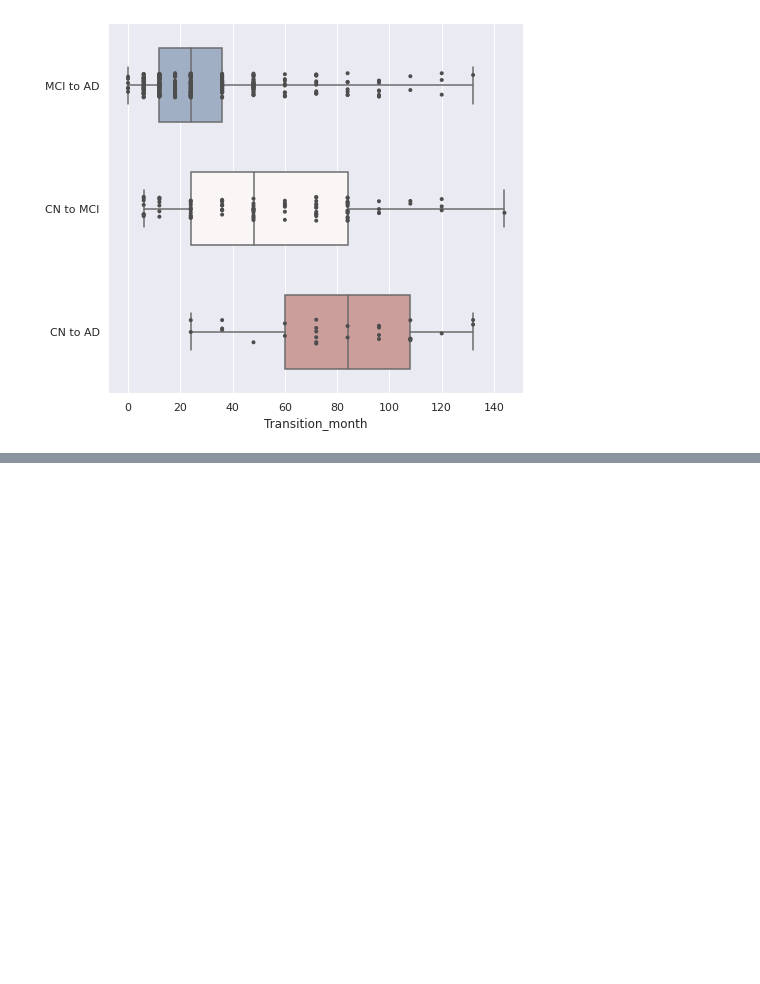
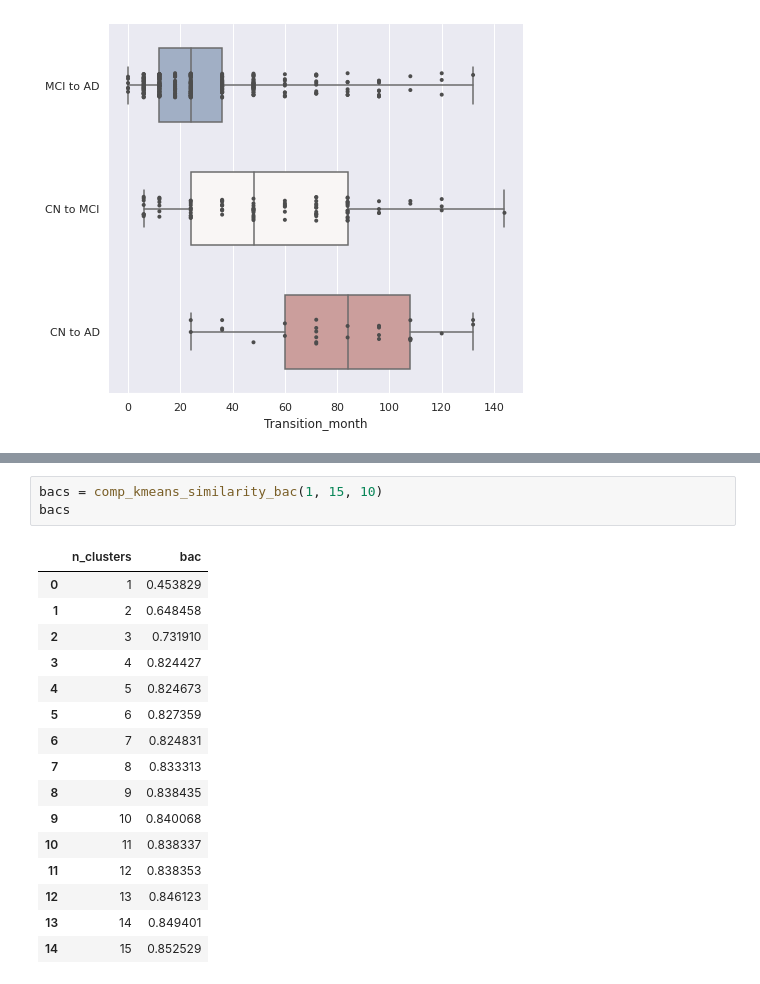
Before and after one commit to sarah-mdv/LIPTraAD, a Jupyter notebook: statistical_analysis_ADNI/statistical_analysis.ipynb, the cells around one changed output, grey strips where cells are left out. Drawn from its saved outputs; the diff is of its cells as text; blank space fills up the shorter version.

```diff
--- a/statistical_analysis_ADNI/statistical_analysis.ipynb
+++ b/statistical_analysis_ADNI/statistical_analysis.ipynb
@@ -195,0 +301,20 @@ transition_plot(data_dict)
+# %%
+bacs = comp_kmeans_similarity_bac(1, 15, 10)
+bacs
+# %% [output]
+|  | n_clusters | bac |
+| 0 | 1 | 0.453829 |
+| 1 | 2 | 0.648458 |
+| 2 | 3 | 0.731910 |
+| 3 | 4 | 0.824427 |
+| 4 | 5 | 0.824673 |
+| 5 | 6 | 0.827359 |
+| 6 | 7 | 0.824831 |
+| 7 | 8 | 0.833313 |
+| 8 | 9 | 0.838435 |
+| 9 | 10 | 0.840068 |
+| 10 | 11 | 0.838337 |
+| 11 | 12 | 0.838353 |
+| 12 | 13 | 0.846123 |
+| 13 | 14 | 0.849401 |
+| 14 | 15 | 0.852529 |
```
Also changed, not shown: parts of 9 cells of this notebook.
